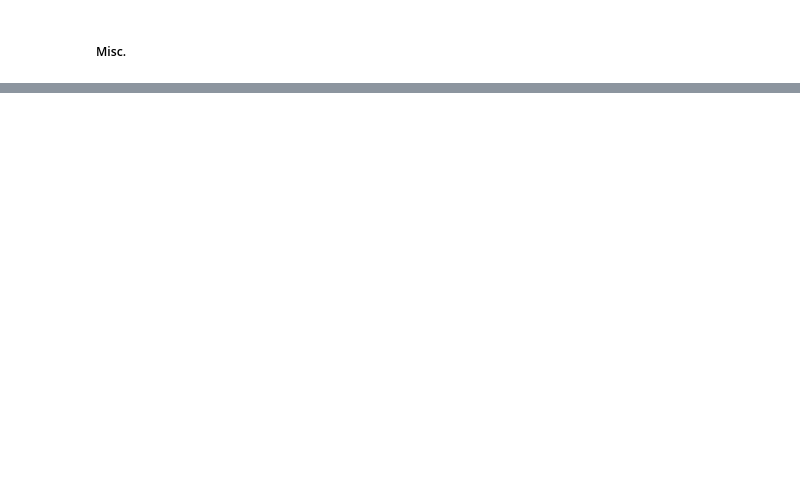
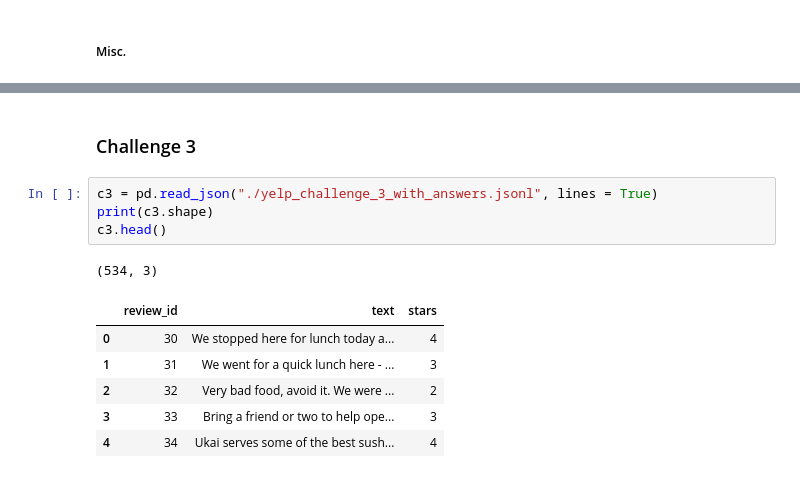
Before and after one commit to tanveed/team-t, a Jupyter notebook: NLP Yelp.ipynb, the cells around one changed output, grey strips where cells are left out. Drawn from its saved outputs; the diff is of its cells as text; blank space fills up the shorter version.

```diff
--- a/NLP Yelp.ipynb
+++ b/NLP Yelp.ipynb
@@ -968,0 +921,14 @@ sns.countplot(all_preds["final_pred"])
+# %% [markdown]
+### Challenge 3
+# %%
+c3 = pd.read_json("./yelp_challenge_3_with_answers.jsonl", lines = True)
+print(c3.shape)
+c3.head()
+# %% [output]
+(534, 3)
+|  | review_id | text | stars |
+| 0 | 30 | We stopped here for lunch today a... | 4 |
+| 1 | 31 | We went for a quick lunch here - ... | 3 |
+| 2 | 32 | Very bad food, avoid it. We were ... | 2 |
+| 3 | 33 | Bring a friend or two to help ope... | 3 |
+| 4 | 34 | Ukai serves some of the best sush... | 4 |
```
Also changed, not shown: parts of 68 cells of this notebook, 1 other file.
